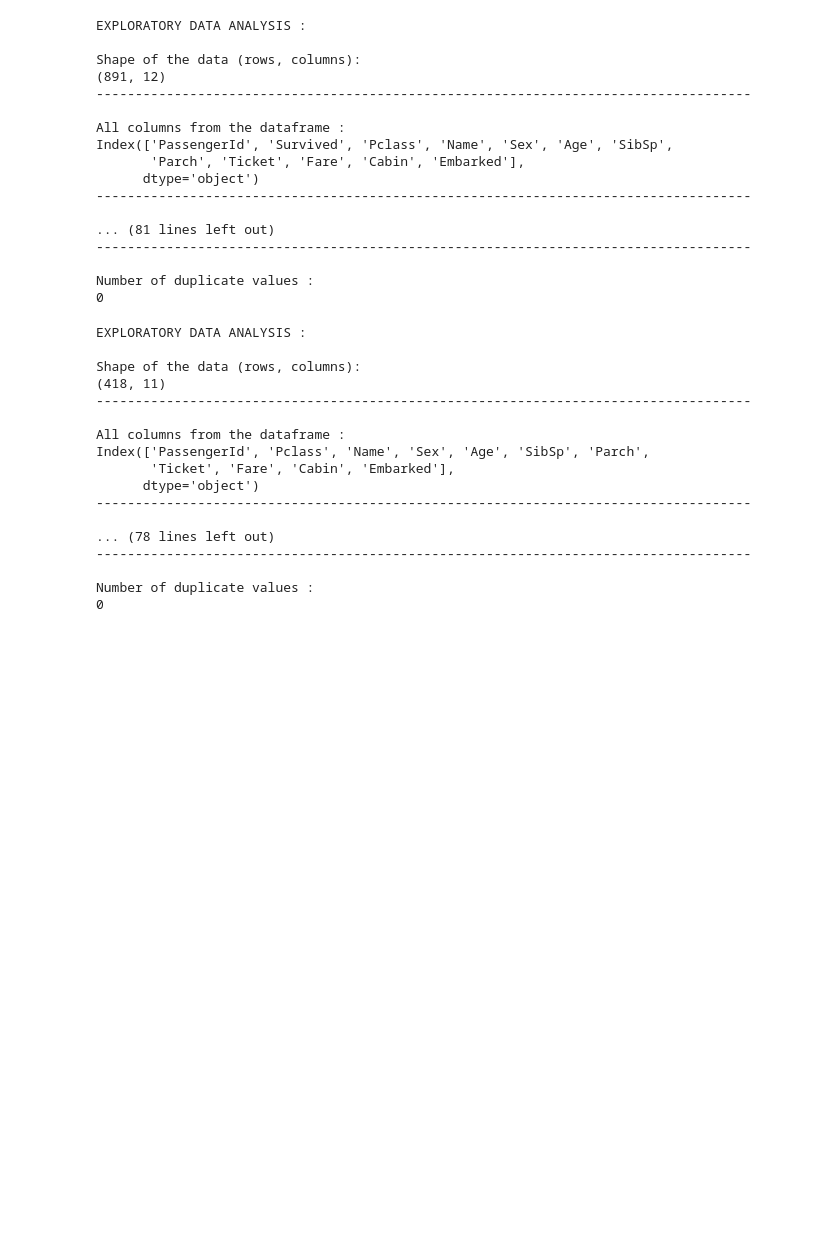
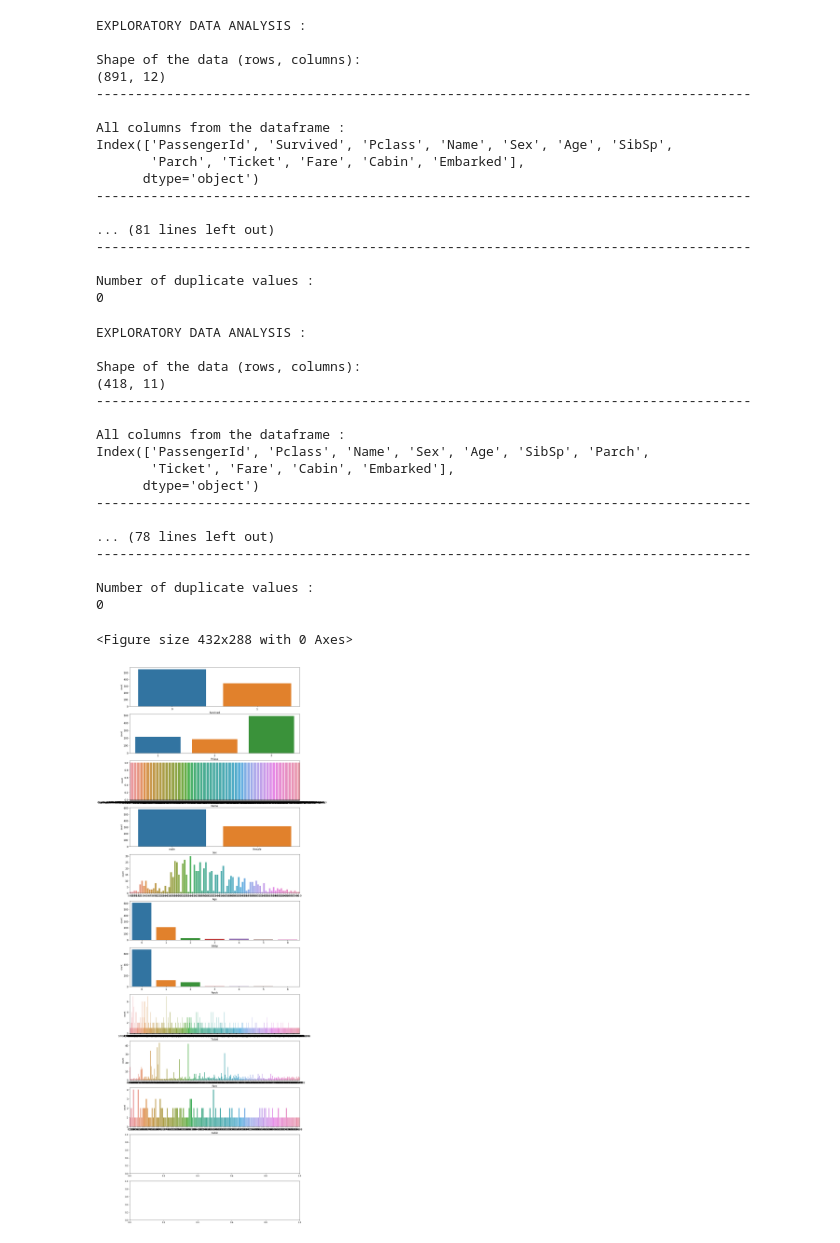
Before and after one commit to mits-ds/Kaggle, a Jupyter notebook: mm-titanic.ipynb, the cells around one changed output. Saved outputs shown, nothing was run; the diff lists cells and outputs as text; code cells hidden in the pictures; blank space fills up the shorter version.

```diff
--- a/mm-titanic.ipynb
+++ b/mm-titanic.ipynb
@@ -153,3 +167,20 @@ Index(['PassengerId', 'Pclass', 'Name', 'Sex', 'Age', 'SibSp', 'Parch',
 
 Number of duplicate values :
 0
+# %%
+categorical_columns = train_data.columns[1:-1]
+i = 0
+num = len(train_data.columns)
+plt.figure()
+fig, ax = plt.subplots(int(num),1,figsize=(15,50))
+for col in categorical_columns:
+    i += 1
+    plt.subplot(int(num),1,i)
+    sns.countplot(x=train_data[col])
+    plt.xlabel(col, fontsize=12)
+    locs, labels = plt.xticks()
+    plt.tick_params(axis='both', which='major', labelsize=12)
+plt.show();
+# %% [output]
+<Figure size 432x288 with 0 Axes>
+[figure, added]
```
Also changed, not shown: parts of 16 cells of this notebook.
